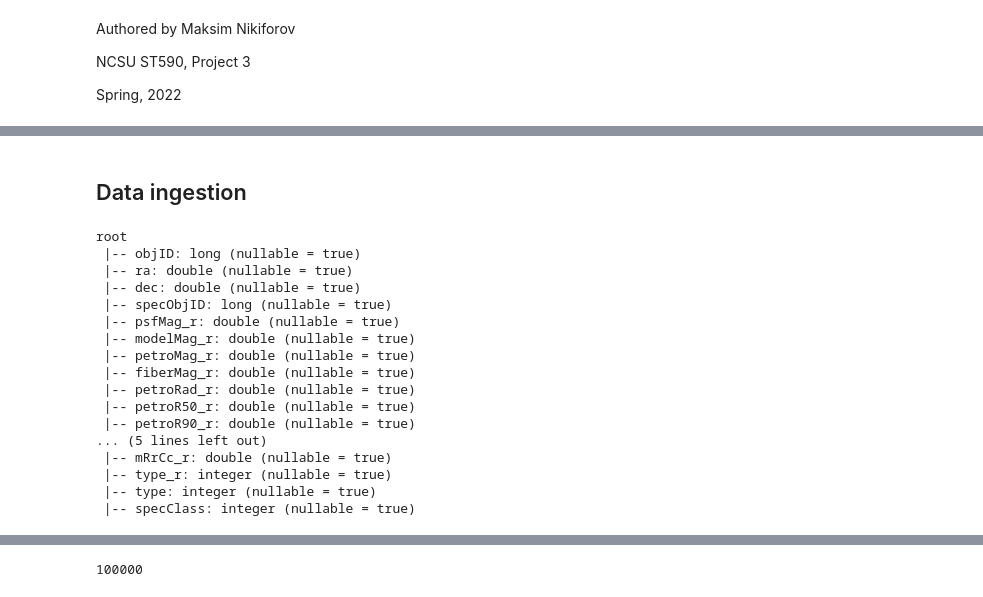
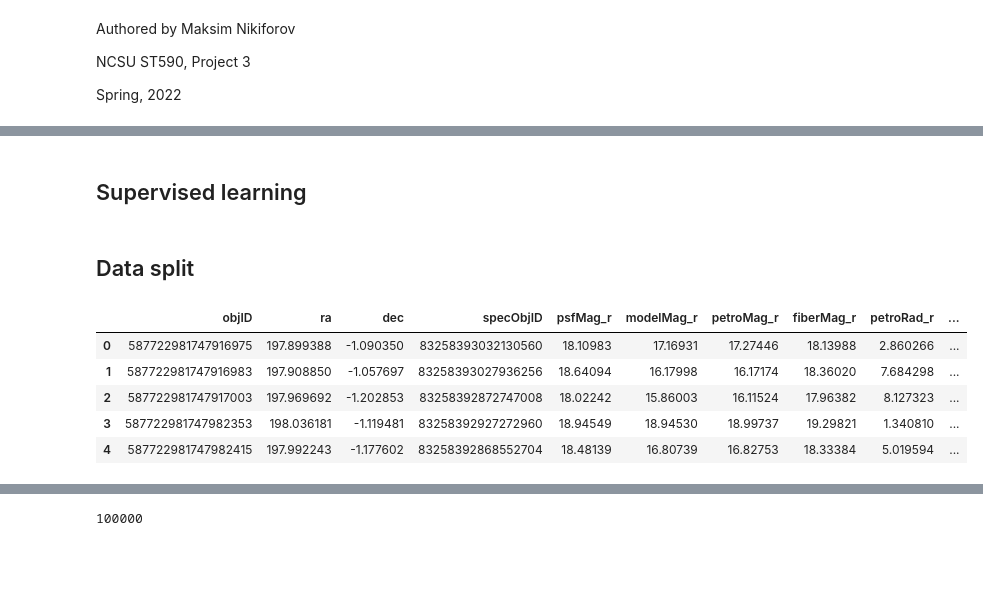
Before and after one commit to scimaksim/ML-Star-Galaxy-Classifiers, a Jupyter notebook: Nikiforov_Project_3.ipynb, the cells around one changed output, grey strips where cells are left out. Drawn from its saved outputs; the diff is of its cells as text; code cells hidden in the pictures; blank space fills up the shorter version.

```diff
--- a/Nikiforov_Project_3.ipynb
+++ b/Nikiforov_Project_3.ipynb
@@ -9,3 +17,5 @@ Spring, 2022
 # %% [markdown]
-## Data ingestion
+## Supervised learning
+# %% [markdown]
+## Data split
 # %%
@@ -19,26 +30,19 @@ from pyspark.sql import SparkSession
 spark = SparkSession.builder.getOrCreate()
 spark.sparkContext.setLogLevel("ERROR")
 # %%
-# Read CSV into a Spark data frame
+# Read entire CSV into a Spark data frame
 sdss_data = spark.read.options(header="True",
                                inferSchema='True',
-                               delimiter=',').csv("sdss_test_mvnikifo.csv")
-sdss_data.printSchema()
+                               delimiter=',') \
+                      .csv("sdss_test_mvnikifo.csv")
+
+# Convert to pandas-on-spark (without storing) for appearance and
+# print first 5 rows
+sdss_data.to_pandas_on_spark().head(5)
 # %% [output]
-root
- |-- objID: long (nullable = true)
- |-- ra: double (nullable = true)
- |-- dec: double (nullable = true)
- |-- specObjID: long (nullable = true)
- |-- psfMag_r: double (nullable = true)
- |-- modelMag_r: double (nullable = true)
- |-- petroMag_r: double (nullable = true)
- |-- fiberMag_r: double (nullable = true)
- |-- petroRad_r: double (nullable = true)
- |-- petroR50_r: double (nullable = true)
- |-- petroR90_r: double (nullable = true)
-... (5 lines left out)
- |-- mRrCc_r: double (nullable = true)
- |-- type_r: integer (nullable = true)
- |-- type: integer (nullable = true)
- |-- specClass: integer (nullable = true)
+|  | objID | ra | dec | specObjID | psfMag_r | modelMag_r | petroMag_r | fiberMag_r | petroRad_r | ... |
+| 0 | 587722981747916975 | 197.899388 | -1.090350 | 83258393032130560 | 18.10983 | 17.16931 | 17.27446 | 18.13988 | 2.860266 | ... |
+| 1 | 587722981747916983 | 197.908850 | -1.057697 | 83258393027936256 | 18.64094 | 16.17998 | 16.17174 | 18.36020 | 7.684298 | ... |
+| 2 | 587722981747917003 | 197.969692 | -1.202853 | 83258392872747008 | 18.02242 | 15.86003 | 16.11524 | 17.96382 | 8.127323 | ... |
+| 3 | 587722981747982353 | 198.036181 | -1.119481 | 83258392927272960 | 18.94549 | 18.94530 | 18.99737 | 19.29821 | 1.340810 | ... |
+| 4 | 587722981747982415 | 197.992243 | -1.177602 | 83258392868552704 | 18.48139 | 16.80739 | 16.82753 | 18.33384 | 5.019594 | ... |
```
Also changed, not shown: parts of 22 cells of this notebook.
